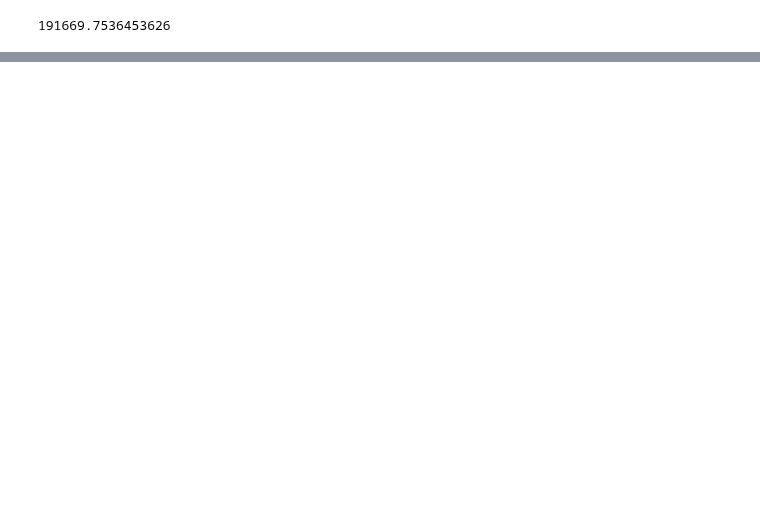
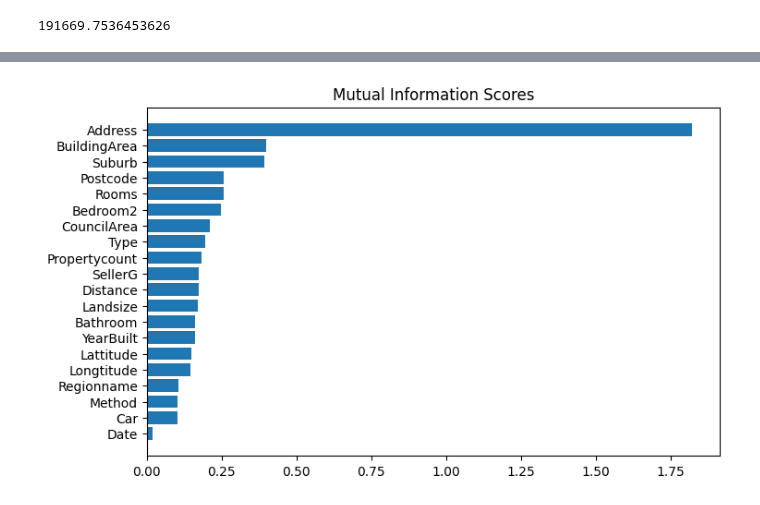
Before and after one commit to YatkinK/ml_models_tutorial, a Jupyter notebook: tutorial_houses_random_forest.ipynb, the cells around one changed output, grey strips where cells are left out. Drawn from its saved outputs; the diff is of its cells as text; code cells hidden in the pictures; blank space fills up the shorter version.

Commit message:
mutual information analysis

```diff
--- a/tutorial_houses_random_forest.ipynb
+++ b/tutorial_houses_random_forest.ipynb
@@ -39,0 +148,13 @@ print(mean_absolute_error(val_y, melb_preds))
+# %%
+# computes the MI scores for our features and wraps them up in a nice dataframe
+def make_mi_scores(X, y, discrete_features):
+    mi_scores = mutual_info_regression(X, y, discrete_features=discrete_features)
+
+    # pandas.Series(data=None, index=None, name=None, ...)
+    # One-dimensional ndarray with axis labels (including time series)
+    mi_scores = pd.Series(mi_scores, name="MI Scores", index=X.columns)
+    mi_scores = mi_scores.sort_values(ascending=False)
+    return mi_scores
+
+mi_scores = make_mi_scores(X, y, discrete_features)
+mi_scores[::3]  # show a few features with their MI scores
@@ -39,0 +170,15 @@ print(mean_absolute_error(val_y, melb_preds))
+# %%
+# bar plot to make comparisions easier
+def plot_mi_scores(scores):
+    scores = scores.sort_values(ascending=True)
+    width = np.arange(len(scores))
+    ticks = list(scores.index)
+    plt.barh(width, scores)
+    plt.yticks(width, ticks)
+    plt.title("Mutual Information Scores")
+
+
+plt.figure(dpi=100, figsize=(8, 5))
+plot_mi_scores(mi_scores)
+# %% [output]
+[figure, added]
```
Also changed, not shown: parts of 22 cells of this notebook, 1 other file.
